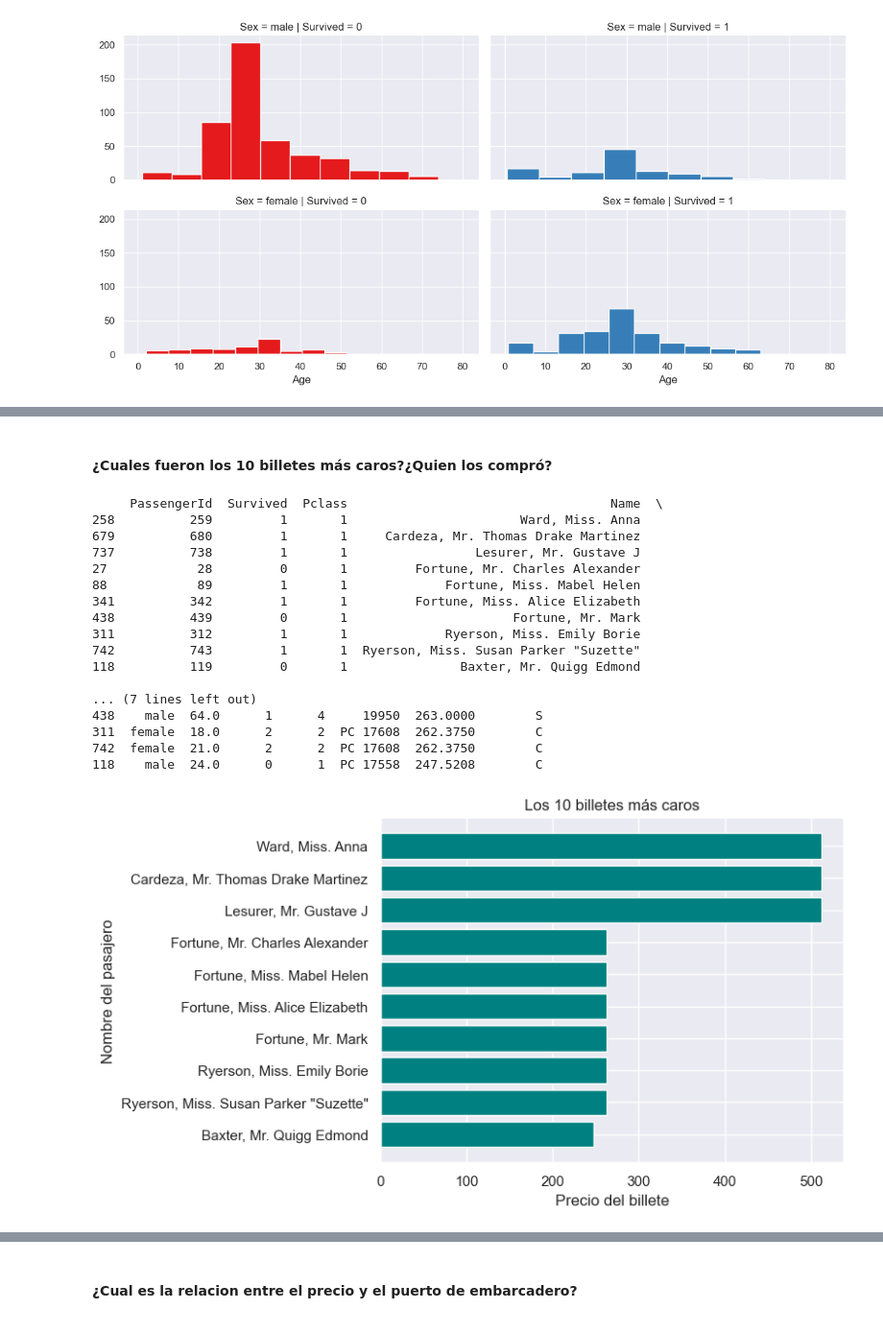
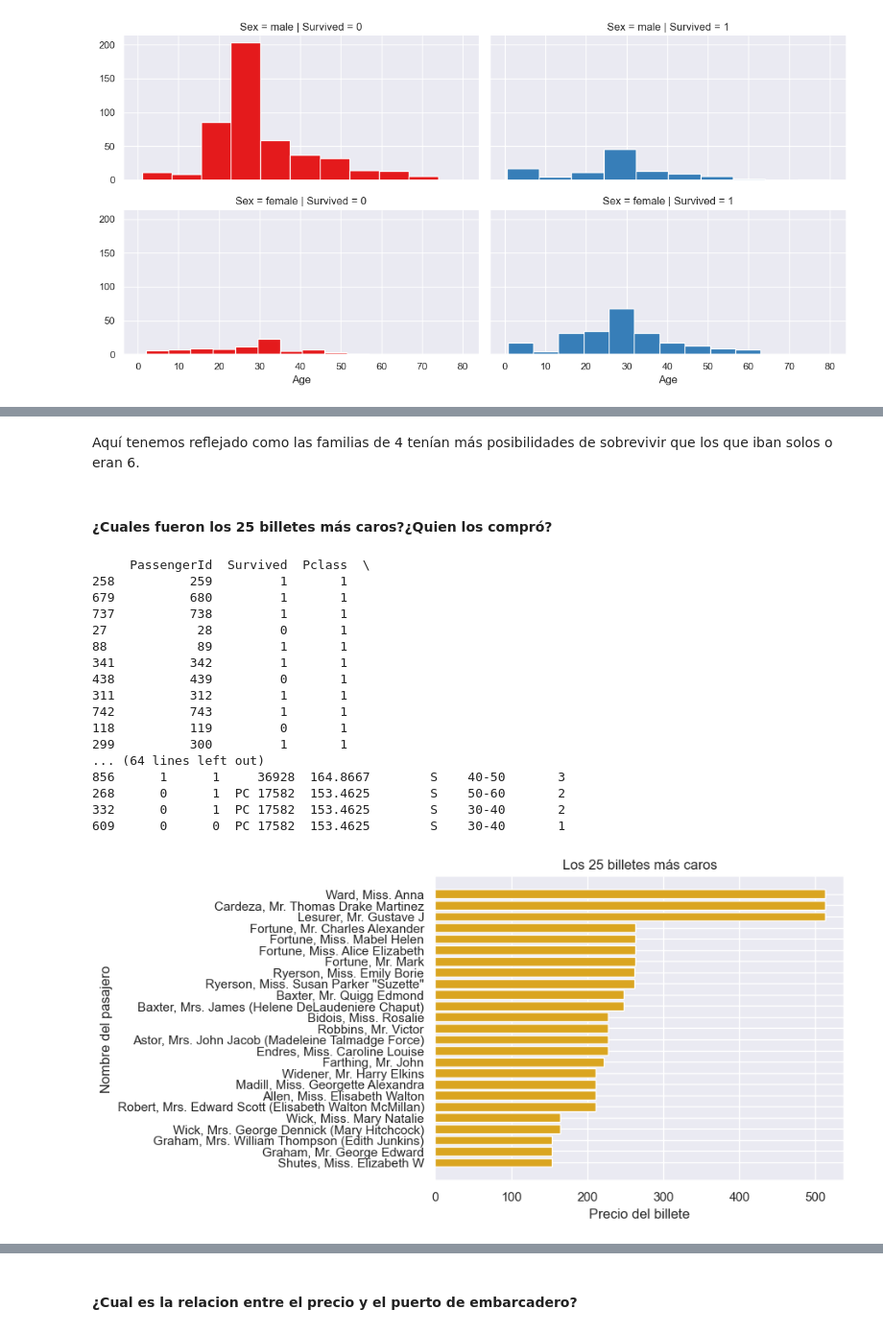
Before and after one commit to JaimeVecina/Ejercicio_Titanic_Proyecto, a Jupyter notebook: Ejercicio_Titanic.ipynb, the cells around one changed output, grey strips where cells are left out. Shown at 96% size. Cells and saved outputs as stored; diff of their text form; code cells hidden in the pictures.

```diff
--- a/Ejercicio_Titanic.ipynb
+++ b/Ejercicio_Titanic.ipynb
@@ -318,0 +424,15 @@ is_categorical_dtype is deprecated and will be removed in a future version. Use
+# %%
+# Crear grupos de edad
+bins = [0, 10, 20, 30, 40, 50, 60, 70, 120]
+labels = ['0-10', '10-20', '20-30', '30-40', '40-50', '50-60', '60-70', '70+']
+df['AgeGroup'] = pd.cut(df['Age'], bins, labels=labels)
+
+# Calcular la tasa de supervivencia por grupo de edad
+Supervivencia_edad = df.groupby('AgeGroup')['Survived'].mean()
+
+# Visualizar la tasa de supervivencia por grupo de edad
+Supervivencia_edad.plot(kind='bar', figsize=(10, 5), color = 'green')
+plt.title('Tasa de supervivencia por grupo de edad')
+plt.xlabel('Grupo de edad')
+plt.ylabel('Tasa de supervivencia')
+plt.show()
@@ -424,0 +532,13 @@ plt.show()
+# %%
+# Calcular el tamaño de la familia
+df['Family'] = df['Parch'] + df['SibSp'] + 1
+
+# Calcular la tasa de supervivencia por tamaño de la familia
+Supervivientes_familia = df.groupby('Family')['Survived'].mean()
+
+# Visualizar la tasa de supervivencia por tamaño de la familia
+Supervivientes_familia.plot(kind='bar', figsize=(10, 5))
+plt.title('Tasa de supervivencia por tamaño de la familia a bordo')
+plt.xlabel('Tamaño de la familia')
+plt.ylabel('Tasa de supervivencia')
+plt.show()
@@ -425,33 +547,35 @@ plt.show()
+# %% [markdown]
+Aquí tenemos reflejado como las familias de 4 tenían más posibilidades de sobrevivir que los que iban solos o eran 6.
 # %% [markdown]
-#### ¿Cuales fueron los 10 billetes más caros?¿Quien los compró?
+#### ¿Cuales fueron los 25 billetes más caros?¿Quien los compró?
 # %%
-billetes_mas_caros = df.nlargest(10, 'Fare')
+billetes_mas_caros = df.nlargest(25, 'Fare')
 print(billetes_mas_caros)
 # %% [output]
-     PassengerId  Survived  Pclass                                   Name  \
-258          259         1       1                       Ward, Miss. Anna
-679          680         1       1     Cardeza, Mr. Thomas Drake Martinez
-737          738         1       1                 Lesurer, Mr. Gustave J
-27            28         0       1         Fortune, Mr. Charles Alexander
-88            89         1       1             Fortune, Miss. Mabel Helen
-341          342         1       1         Fortune, Miss. Alice Elizabeth
-438          439         0       1                      Fortune, Mr. Mark
-311          312         1       1             Ryerson, Miss. Emily Borie
-742          743         1       1  Ryerson, Miss. Susan Parker "Suzette"
-118          119         0       1               Baxter, Mr. Quigg Edmond
-
-... (7 lines left out)
-438    male  64.0      1      4     19950  263.0000        S
-311  female  18.0      2      2  PC 17608  262.3750        C
-742  female  21.0      2      2  PC 17608  262.3750        C
-118    male  24.0      0      1  PC 17558  247.5208        C
+     PassengerId  Survived  Pclass  \
+258          259         1       1
+679          680         1       1
+737          738         1       1
+27            28         0       1
+88            89         1       1
+341          342         1       1
+438          439         0       1
+311          312         1       1
+742          743         1       1
+118          119         0       1
+299          300         1       1
+... (64 lines left out)
+856      1      1     36928  164.8667        S    40-50       3
+268      0      1  PC 17582  153.4625        S    50-60       2
+332      0      1  PC 17582  153.4625        S    30-40       2
+609      0      0  PC 17582  153.4625        S    30-40       1
 # %%
 # Gráfico de barras horizontales
-plt.barh(billetes_mas_caros['Name'], billetes_mas_caros['Fare'], color='teal')
+plt.barh(billetes_mas_caros['Name'], billetes_mas_caros['Fare'], color='#DAA520') # Color dorado
 plt.xlabel('Precio del billete')
 plt.ylabel('Nombre del pasajero')
-plt.title('Los 10 billetes más caros')
+plt.title('Los 25 billetes más caros')
 plt.gca().invert_yaxis()  # Invierto el eje para que aparezcan los más caros arriba
 plt.show()
 # %% [output]
-[figure, old version]
+[figure, new version]
```
Also changed, not shown: parts of 64 cells of this notebook.
